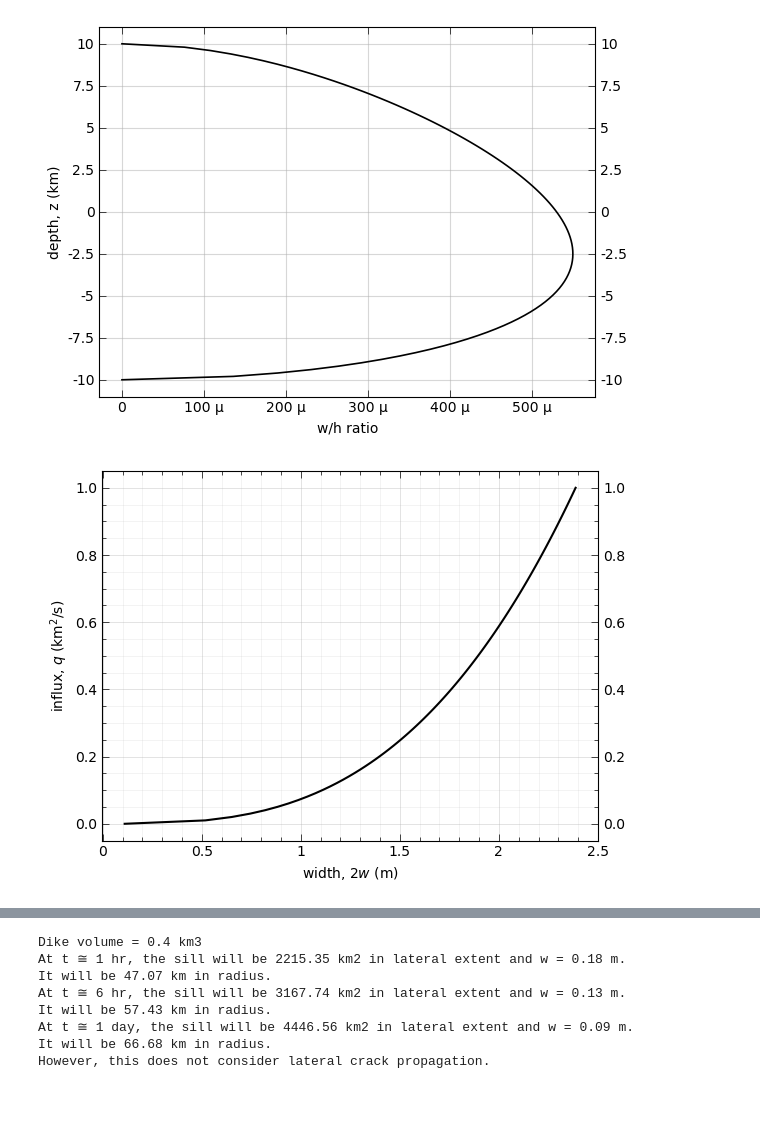
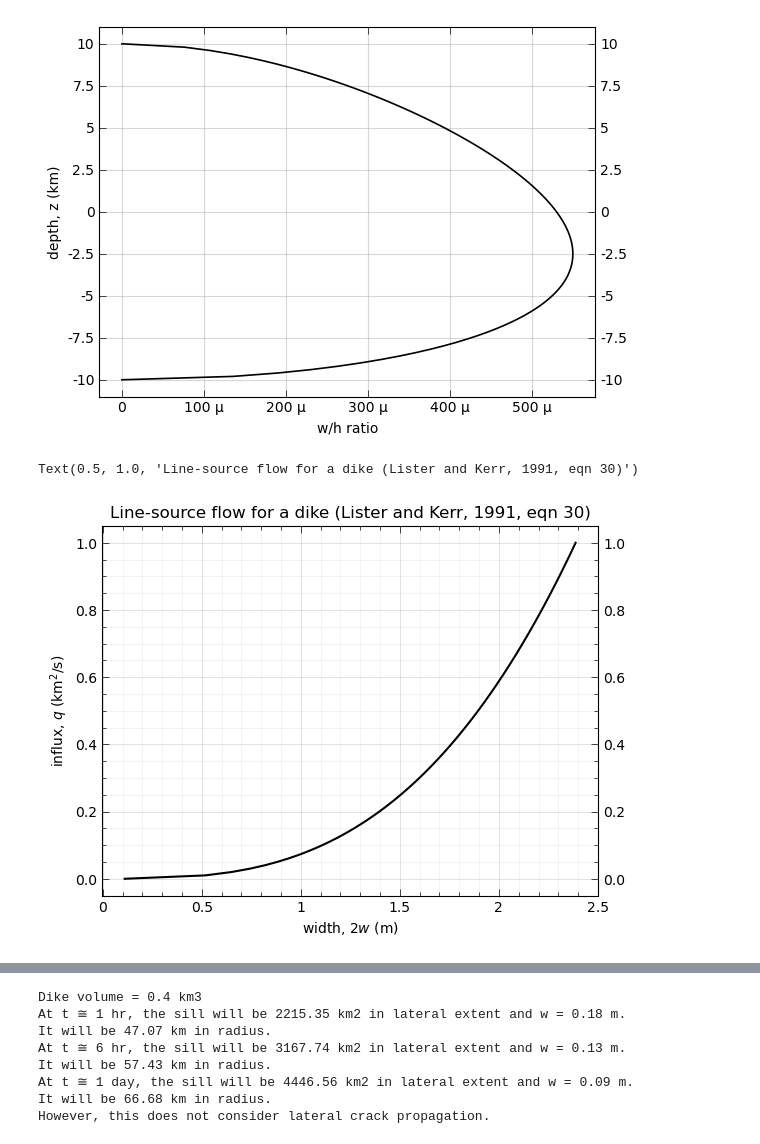
Before and after one commit to CottomR-et-al/Europa-ice-ocean-exchange, a Jupyter notebook: F25_Dikes_Europa.ipynb, the cells around one changed output, grey strips where cells are left out. Cells and saved outputs as stored; diff of their text form; code cells hidden in the pictures; blank space fills up the shorter version.

```diff
--- a/F25_Dikes_Europa.ipynb
+++ b/F25_Dikes_Europa.ipynb
@@ -834,29 +834,31 @@ ax.grid(which='minor', alpha=0.2)
 # %%
 # Lister and Kerr (1991) eqn 30: line-source for dike
 from pyparsing import line
 
 
 q = np.linspace(1e2, 1e6, 100) # m2/s
 w = np.cbrt( 3 * eta_w * q / ( 2 * delta_rho_inv * g) )
 plt.plot(-w, q/1e6, color='black')
 lines = ax.get_lines()
 if lines:
     labelLines(lines , align=True, fontsize=10, color='black')
 ax = plt.gca()
 ax.xaxis.set_major_formatter(StrMethodFormatter('{x:.2g}'))
 ax.xaxis.set_minor_formatter(NullFormatter())
 # ax.yaxis.set_major_formatter(EngFormatter())
 ax.minorticks_on()
 plt.xlabel('width, $2w$ (m)')
 plt.ylabel('influx, $q$ (km$^2$/s)')
 ax.tick_params(which='major', length=5, width=0.5, direction='in', top=True, right=True, labelright=True)
 ax.tick_params(which='minor', length=3, width=0.5, direction='in', top=True, right=True)
 # ax.yaxis.set_major_locator(FixedLocator(np.arange(0, 110, 10)))
 ax.xaxis.set_minor_formatter(NullFormatter())
 ax.grid(which='major', alpha=0.5, linewidth=0.5)
 ax.grid(which='minor', alpha=0.2, linewidth=0.5)
+ax.set_title('Line-source flow for a dike (Lister and Kerr, 1991, eqn 30)')
 # ax.invert_xaxis()
 # %% [output]
+Text(0.5, 1.0, 'Line-source flow for a dike (Lister and Kerr, 1991, eqn 30)')
-[figure, old version]
+[figure, new version]
 # %%
 # Lister (1990) eqn 5.4 elliptical cross section
```
Also changed, not shown: parts of 2 cells of this notebook.
